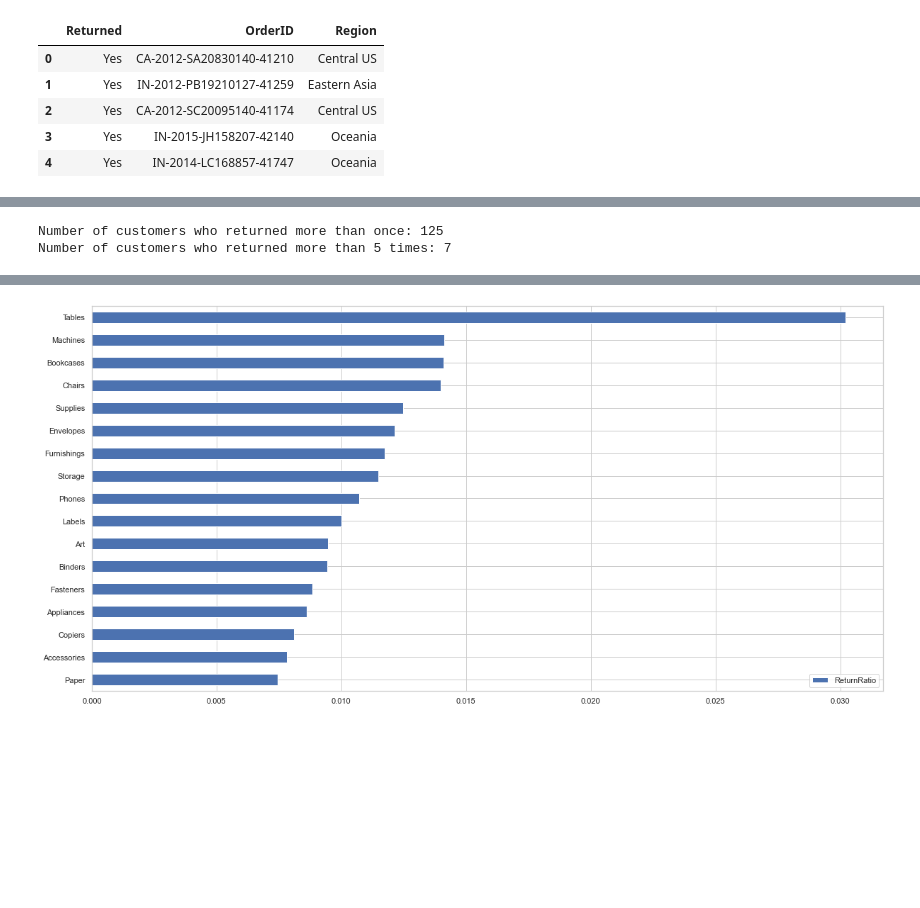
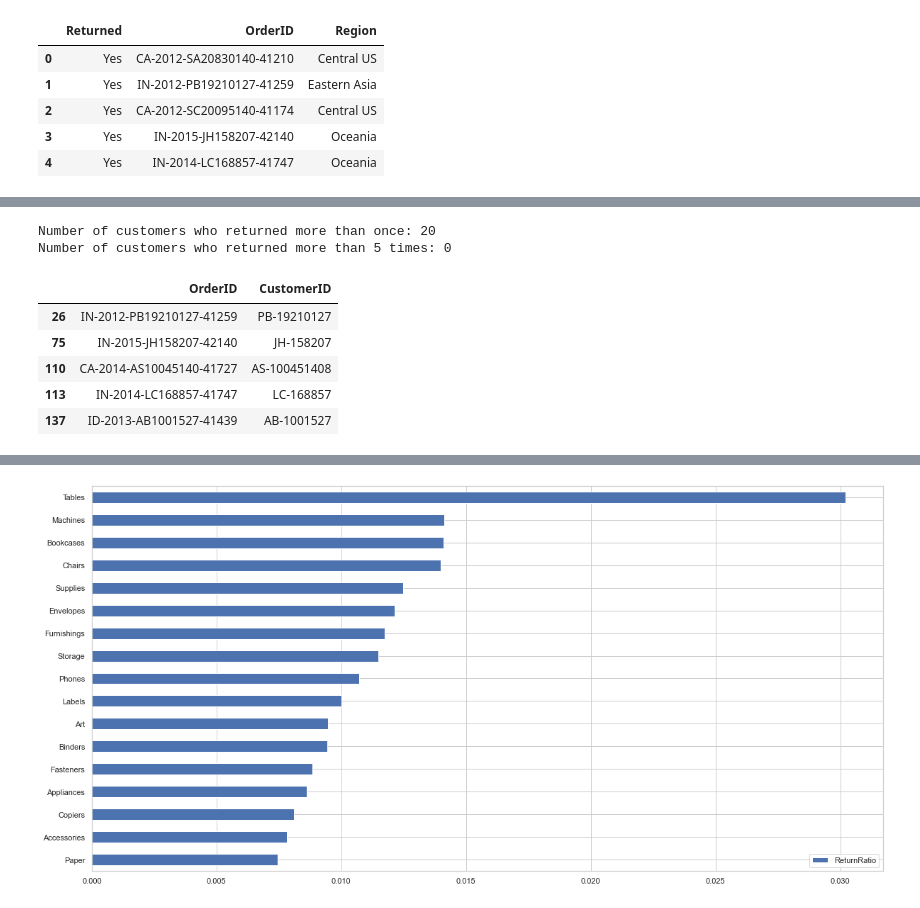
Before and after one commit to rkmad/Machine_Learning_Lab, a Jupyter notebook: KoeunL/ML_Lab.ipynb, the cells around one changed output, grey strips where cells are left out. Saved outputs shown, nothing was run; the diff lists cells and outputs as text; code cells hidden in the pictures; blank space fills up the shorter version.

```diff
--- a/KoeunL/ML_Lab.ipynb
+++ b/KoeunL/ML_Lab.ipynb
@@ -464,10 +471,19 @@ np.sum(returns_negProfit.Profit)
 # %%
 # 2. How many customer returned more than once? more than 5 times?
-print('Number of customers who returned more than once: %s' % (np.sum(returns_negProfit.OrderID.value_counts() > 1)))
-print('Number of customers who returned more than 5 times: %s' % (np.sum(returns_negProfit.OrderID.value_counts() > 5)))
+returned_orders = orders1[orders1.Returned == 1][['OrderID','CustomerID']].drop_duplicates(keep='first')
+
+print('Number of customers who returned more than once: %s' % (np.sum(returned_orders.CustomerID.value_counts() > 1)))
+print('Number of customers who returned more than 5 times: %s' % (np.sum(returned_orders.CustomerID.value_counts() > 5)))
+returned_orders.head()
 # %% [output]
-Number of customers who returned more than once: 125
-Number of customers who returned more than 5 times: 7
+Number of customers who returned more than once: 20
+Number of customers who returned more than 5 times: 0
+|  | OrderID | CustomerID |
+| 26 | IN-2012-PB19210127-41259 | PB-19210127 |
+| 75 | IN-2015-JH158207-42140 | JH-158207 |
+| 110 | CA-2014-AS10045140-41727 | AS-100451408 |
+| 113 | IN-2014-LC168857-41747 | LC-168857 |
+| 137 | ID-2013-AB1001527-41439 | AB-1001527 |
 # %%
 # 3. Which regions are more likely to return orders?
 returns_Region = pd.DataFrame(returns.Region.value_counts())
```
Also changed, not shown: parts of 12 cells of this notebook.
